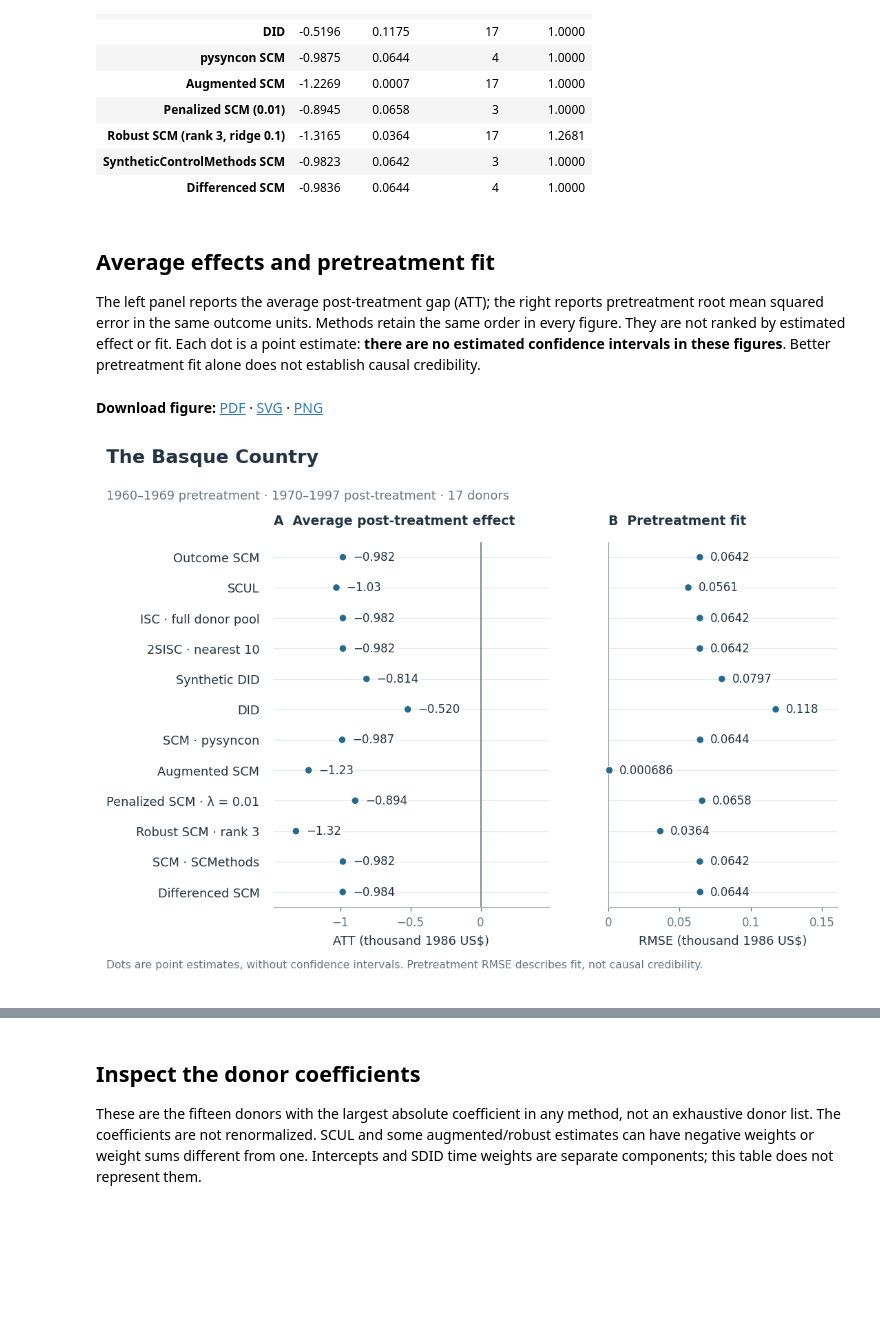
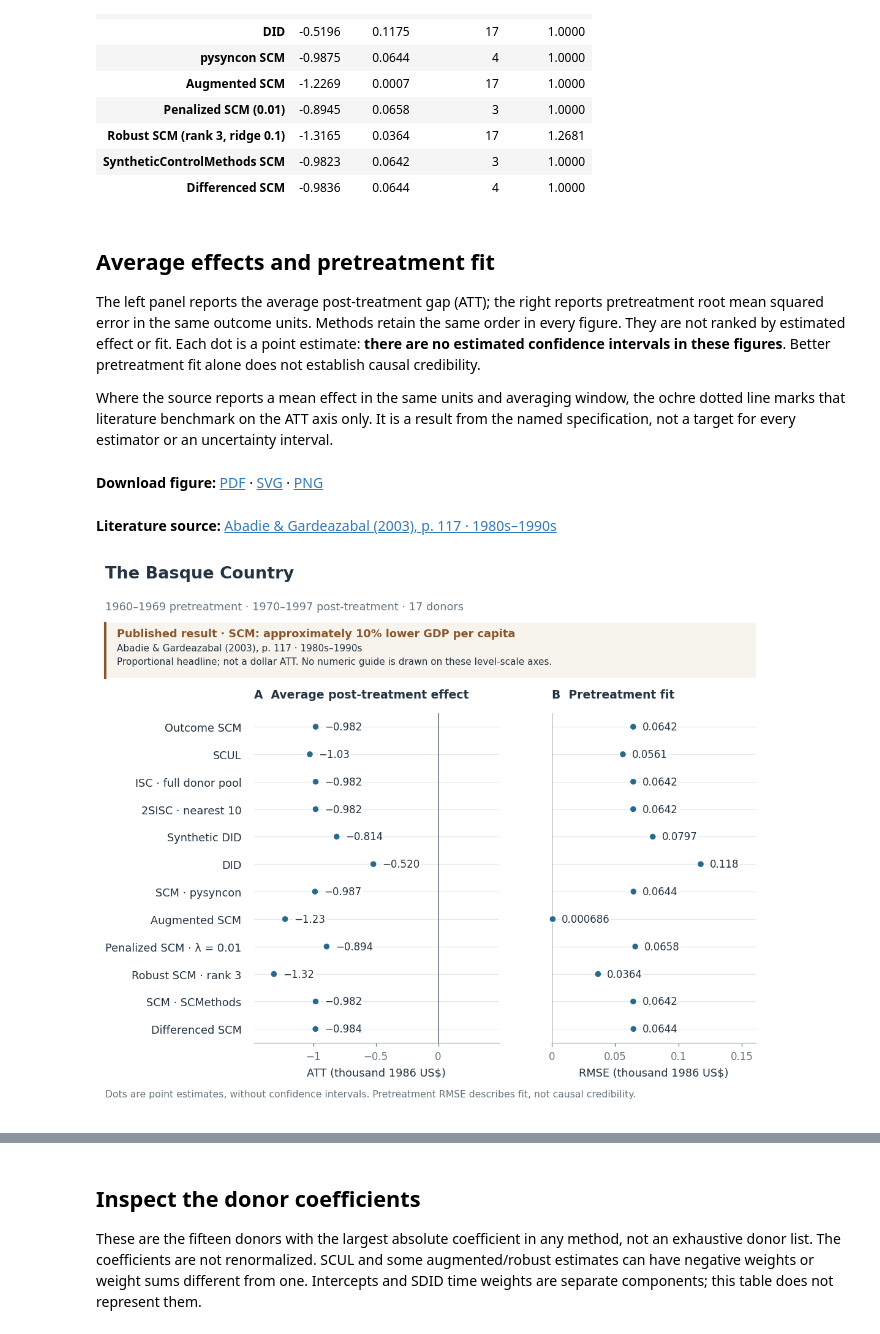
Before and after one commit to crahal/pysynthcon, a Jupyter notebook: empirical_examples/basque.ipynb, the cells around one changed output, grey strips where cells are left out. Cells and saved outputs as stored; diff of their text form; code cells hidden in the pictures; blank space fills up the shorter version.

```diff
--- a/empirical_examples/basque.ipynb
+++ b/empirical_examples/basque.ipynb
@@ -78,5 +86,6 @@ predictor windows and optimization settings.
 # %%
-figure_details = {'case': 'The Basque Country', 'outcome': 'GDP per capita (thousands of 1986 US dollars)', 'effect': 'Effect on GDP per capita (thousands of 1986 US dollars)', 'units': 'thousand 1986 US$', 'periods': '1960–1969 pretreatment · 1970–1997 post-treatment · 17 donors', 'onset': '1970', 'reference': 'Historical SCM counterfactual', 'reference_note': 'Reference: Abadie & Gardeazabal (2003), historical predictor specification. The benchmark ATT uses 1975–1997; comparison figures use 1970–1997. Shading starts in 1970.'}
+figure_details = {'case': 'The Basque Country', 'outcome': 'GDP per capita (thousands of 1986 US dollars)', 'effect': 'Effect on GDP per capita (thousands of 1986 US dollars)', 'units': 'thousand 1986 US$', 'periods': '1960–1969 pretreatment · 1970–1997 post-treatment · 17 donors', 'onset': '1970', 'reference': 'Historical SCM counterfactual', 'reference_note': "Historical predictor specification. The numerical validation uses the 1975–1997 ATT; comparison figures use 1970–1997. The paper's percentage headline is shown above. Shading starts in 1970."}
+benchmark = LITERATURE_BENCHMARKS[name]
 # Works when the kernel starts in either the repository or notebook folder.
 example_dir = Path.cwd() if Path.cwd().name == 'empirical_examples' else Path.cwd() / 'empirical_examples'
 figure_dir = Path(os.environ.get('PYSYNTH_FIGURE_DIR', example_dir / 'figures')) / name
@@ -87,6 +96,7 @@ def export_figure(fig, kind):
         f'[{p.suffix[1:].upper()}](figures/{name}/{p.name})' for p in paths
     )
     display(Markdown('**Download figure:** ' + links))
+    display(Markdown(f'**Literature source:** [{benchmark.citation}]({benchmark.source_url})'))
     return paths
 
 reference = replicate(name, data)
@@ -100,6 +110,7 @@ ax = plot_paths(
     observed_label='Observed',
     counterfactual_label=figure_details['reference'],
     intervention_label=figure_details['onset'],
+    benchmark=benchmark,
     note=figure_details['reference_note'],
 )
 reference_files = export_figure(ax.figure, 'reference')
@@ -227,19 +239,28 @@ Methods retain the same order in every figure. They are not ranked by
 estimated effect or fit. Each dot is a point estimate: **there are no
 estimated confidence intervals in these figures**. Better pretreatment
 fit alone does not establish causal credibility.
+
+Where the source reports a mean effect in the same units and averaging
+window, the ochre dotted line marks that literature benchmark on the ATT
+axis only. It is a result from the named specification, not a target for
+every estimator or an uncertainty interval.
 # %%
 fig, axes = plot_comparison(
     results, labels=display_labels,
     title=figure_details['case'],
     subtitle=figure_details['periods'],
     units=figure_details['units'],
+    benchmark=replace(benchmark, context=benchmark.context + (
+        ' Dotted line: source mean ATT.' if benchmark.value is not None else ''
+    )),
 )
 comparison_files = export_figure(fig, 'comparison')
 comparison.to_csv(figure_dir / f'{name}-estimates.csv', float_format='%.12g')
 plt.show()
 # %% [output]
 **Download figure:** [PDF](figures/basque/basque-comparison.pdf) · [SVG](figures/basque/basque-comparison.svg) · [PNG](figures/basque/basque-comparison.png)
+**Literature source:** [Abadie & Gardeazabal (2003), p. 117 · 1980s–1990s](https://economics.mit.edu/sites/default/files/publications/The%20Economic%20Costs%20of%20Conflict.pdf#page=5)
-[figure, old version]
+[figure, new version]
 # %% [markdown]
 ## Effect paths on a common scale
 
```
Also changed, not shown: parts of 5 cells of this notebook, 4 other files.
